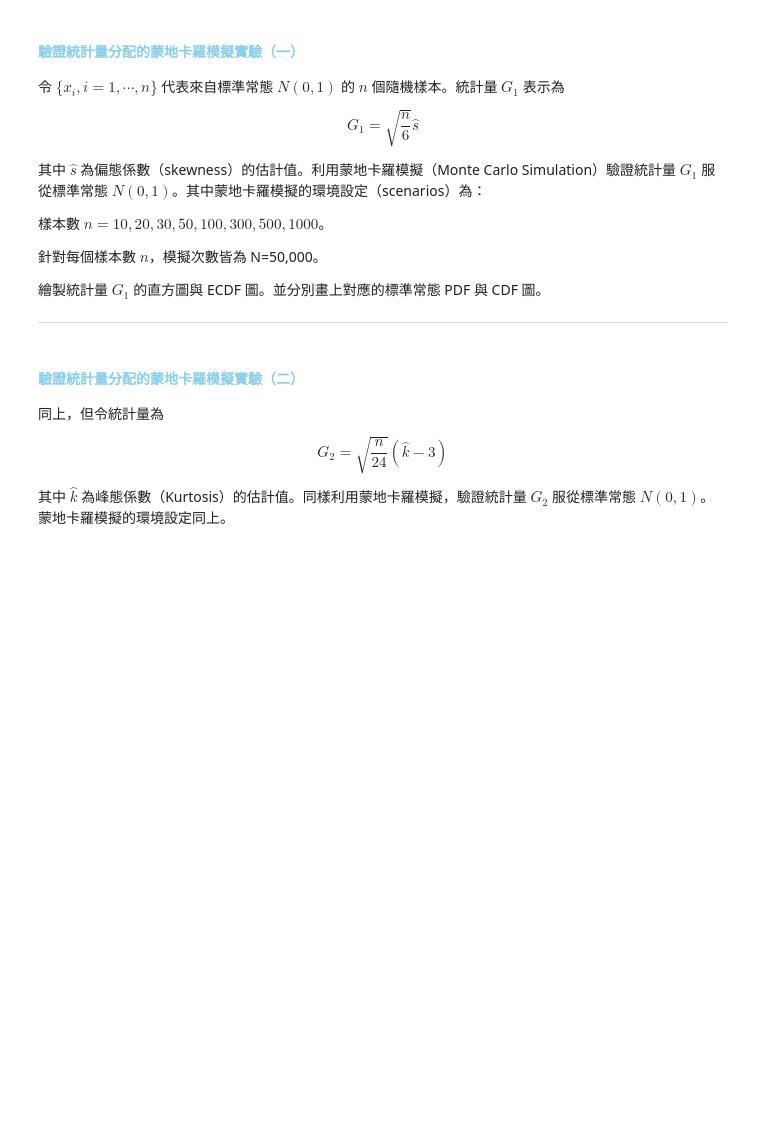
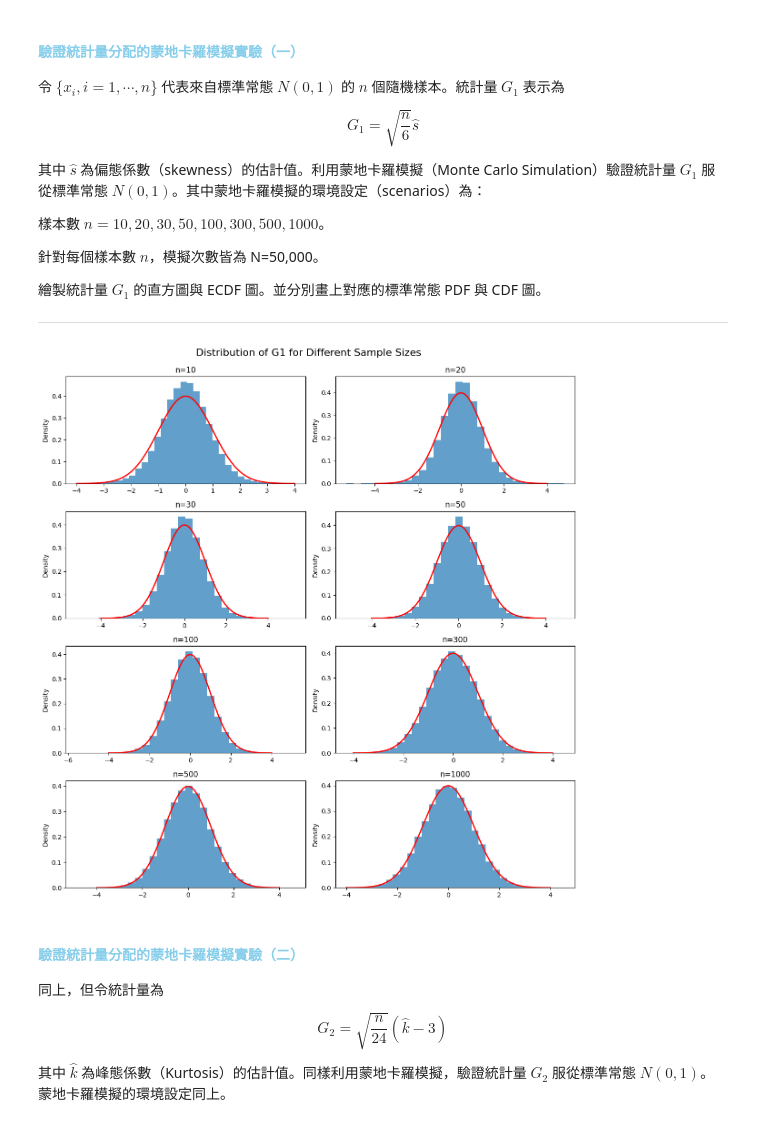
Before and after one commit to ntpuccw/InClassCoding, a Jupyter notebook: statCompPractices.ipynb, the cells around one changed output. Drawn from its saved outputs; the diff is of its cells as text; code cells hidden in the pictures; blank space fills up the shorter version.

```diff
--- a/statCompPractices.ipynb
+++ b/statCompPractices.ipynb
@@ -59,6 +59,39 @@ $$G_1 = \sqrt{\frac{n}{6}} \hat{s}$$
 
 繪製統計量 $G_1$ 的直方圖與 ECDF 圖。並分別畫上對應的標準常態 PDF 與 CDF 圖。
 <hr>
+# %%
+# compute the statistic for G1=sqrt(n/6)* skewness
+import numpy as np
+import matplotlib.pyplot as plt
+from scipy.stats import skew, norm
+
+n = [10, 20, 30, 50, 100, 300, 500, 1000]
+N = 50000
+mu, s = 0, 1
+
+# plot the histogram of G1 for different sample sizes in a 4x2 grid
+fig, axs = plt.subplots(4, 2, figsize=(12, 12))
+# plot the histogram of G1
+for i, n_val in enumerate(n):
+    # generate random samples
+    samples = np.random.normal(mu, s, (N, n_val))
+    # compute G1
+    g1_val = np.sqrt(n_val / 6) * skew(samples, axis=1, bias=False)
+    ax = axs[i // 2, i % 2]
+    ax.hist(g1_val, bins=30, density=True, alpha=0.7)
+    # plot the normal distribution for comparison
+    x = np.linspace(-4, 4, 100)
+    y = norm.pdf(x, 0, 1)
+    ax.plot(x, y, 'r-', linewidth=2)
+    ax.set_title('n={}'.format(n_val))
+    # ax.set_xlabel('G1')
+    ax.set_ylabel('Density')
+
+plt.tight_layout()
+plt.suptitle('Distribution of G1 for Different Sample Sizes', fontsize=16, y=1.02)
+plt.show()
+# %% [output]
+[figure, added]
 # %% [markdown]
 #### <font color="skyblue">驗證統計量分配的蒙地卡羅模擬實驗（二）</font>
 
```
Also changed, not shown: parts of 2 cells of this notebook.
